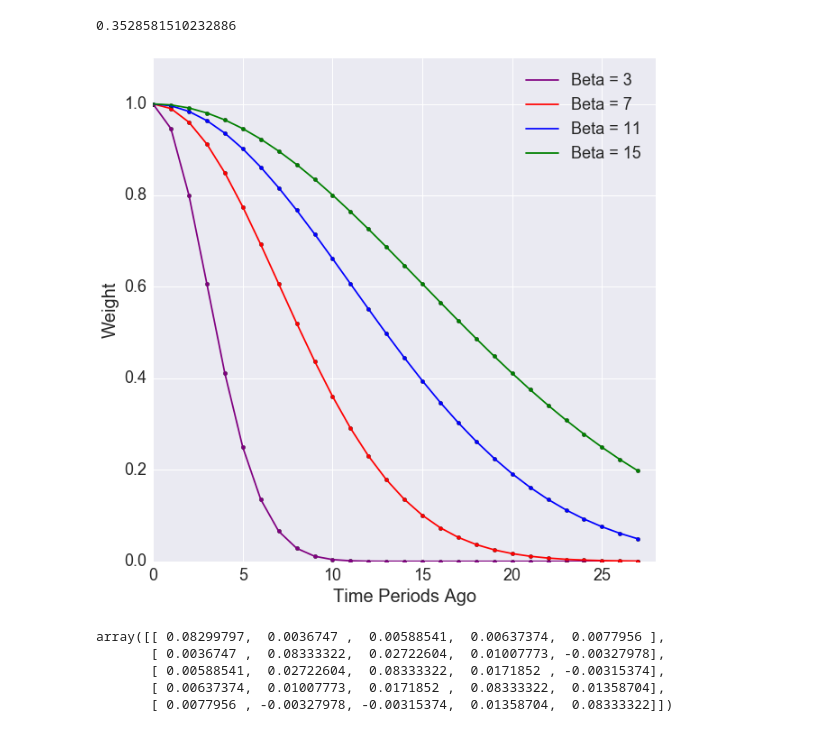
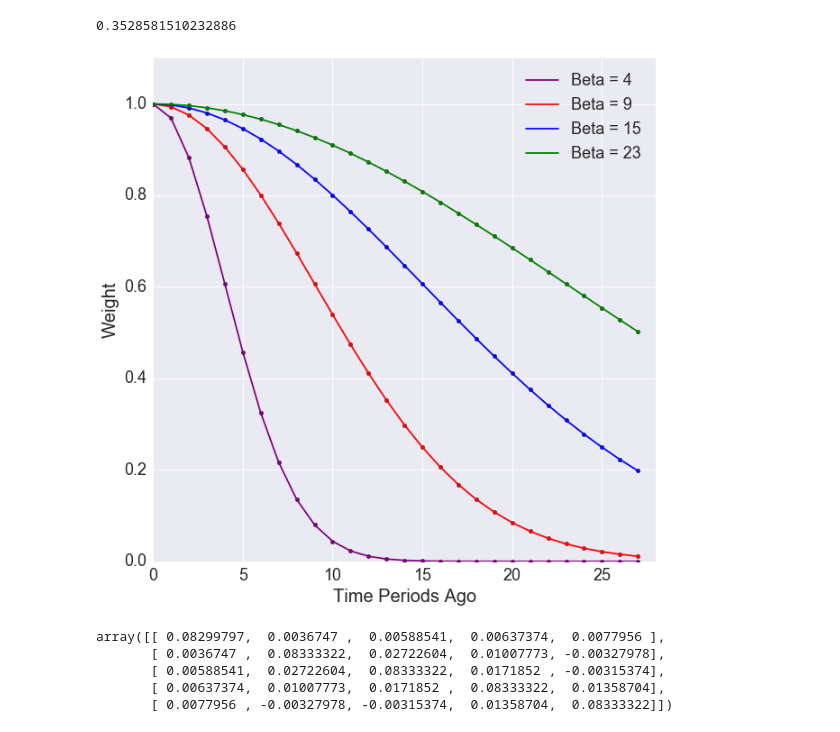
Before and after one commit to adamwlev/StrokesGained2, a Jupyter notebook: PaperStuff/PaperPlots.ipynb, the cells around one changed output. Drawn from its saved outputs; the diff is of its cells as text; code cells hidden in the pictures.

```diff
--- a/PaperStuff/PaperPlots.ipynb
+++ b/PaperStuff/PaperPlots.ipynb
@@ -66,20 +66,20 @@ def my_norm(x,BETA):
     return norm.pdf(x,0,BETA)/norm.pdf(0,0,BETA)
 # %%
 fig, ax = plt.subplots(1,1, figsize=(10,10))
-color_map = {3:'purple',7:'red',11:'blue',15:'green'}
-for beta in [3,7,11,15]:
+color_map = {4:'purple',9:'red',15:'blue',23:'green'}
+for beta in [4,9,15,23]:
     plt.plot(np.arange(0,28),my_norm(np.arange(0,28),beta),label='Beta = '+str(beta),c=color_map[beta]);
     plt.scatter(np.arange(0,28),my_norm(np.arange(0,28),beta),c=color_map[beta]);
 plt.legend(loc=1,prop={'size':18})
 plt.xlim(0,28)
 plt.ylim(0,1.1);
 plt.setp(ax.get_xticklabels(), fontsize=18);
 plt.setp(ax.get_yticklabels(), fontsize=18);
 ax.set_xlabel('Time Periods Ago',fontsize=20);
 ax.set_ylabel('Weight',fontsize=20);
-plt.savefig('weights.png',dpi=700)
+plt.savefig('./../Plots/weights.png',dpi=100)
 # %% [output]
-[figure, old version]
+[figure, new version]
 # %%
 mat = pd.read_csv('mat.csv')
 # %%
```
Also changed, not shown: 5 other files.
